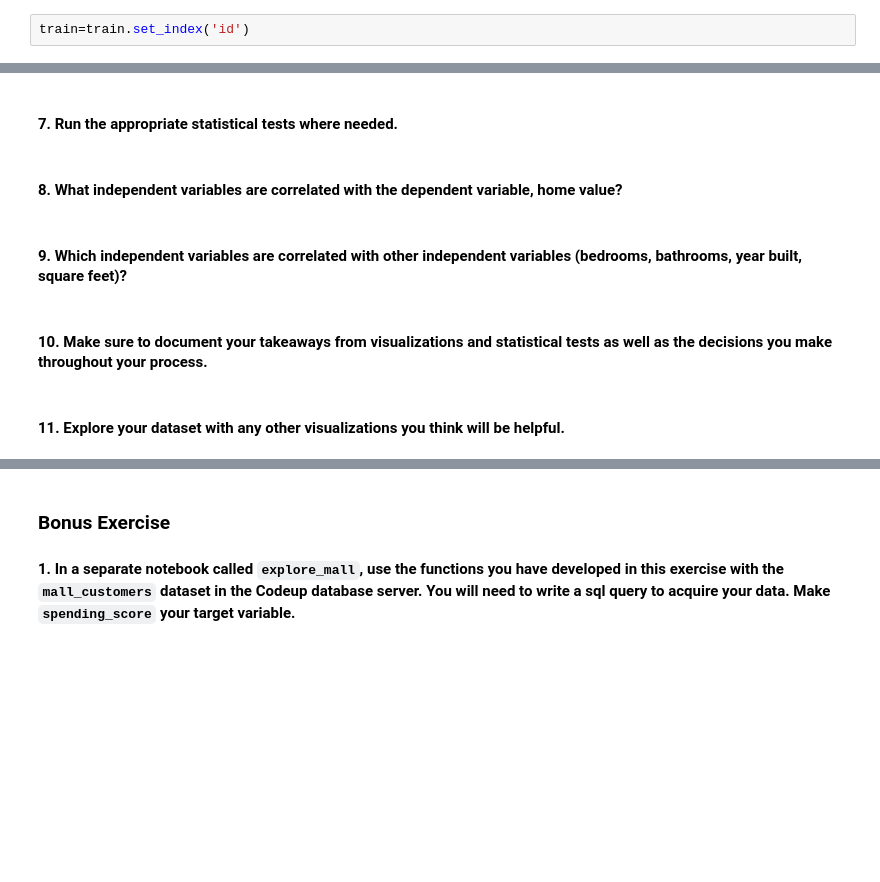
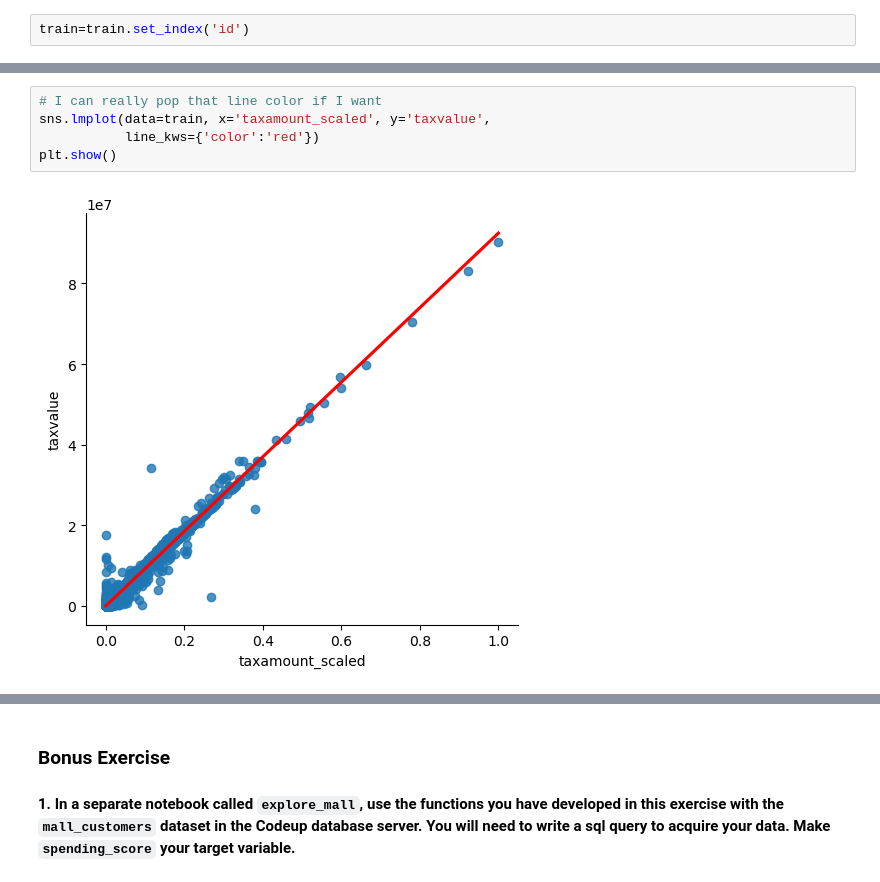
Before and after one commit to Segura-Jorge/regression-exercises, a Jupyter notebook: explore.ipynb, the cells around one changed output, grey strips where cells are left out. Saved outputs shown, nothing was run; the diff lists cells and outputs as text; blank space fills up the shorter version.

```diff
--- a/explore.ipynb
+++ b/explore.ipynb
@@ -166,10 +189,7 @@ We reject H₀, there is a monotonic relationship.
-# %% [markdown]
-#### 7. Run the appropriate statistical tests where needed.
-# %% [markdown]
-#### 8. What independent variables are correlated with the dependent variable, home value?
-# %% [markdown]
-#### 9. Which independent variables are correlated with other independent variables (bedrooms, bathrooms, year built, square feet)?
-# %% [markdown]
-#### 10. Make sure to document your takeaways from visualizations and statistical tests as well as the decisions you make throughout your process.
-# %% [markdown]
-#### 11. Explore your dataset with any other visualizations you think will be helpful.
+# %%
+# I can really pop that line color if I want
+sns.lmplot(data=train, x='taxamount_scaled', y='taxvalue',
+           line_kws={'color':'red'})
+plt.show()
+# %% [output]
+[figure, added]
```
Also changed, not shown: parts of 39 cells of this notebook, 3 other files.
